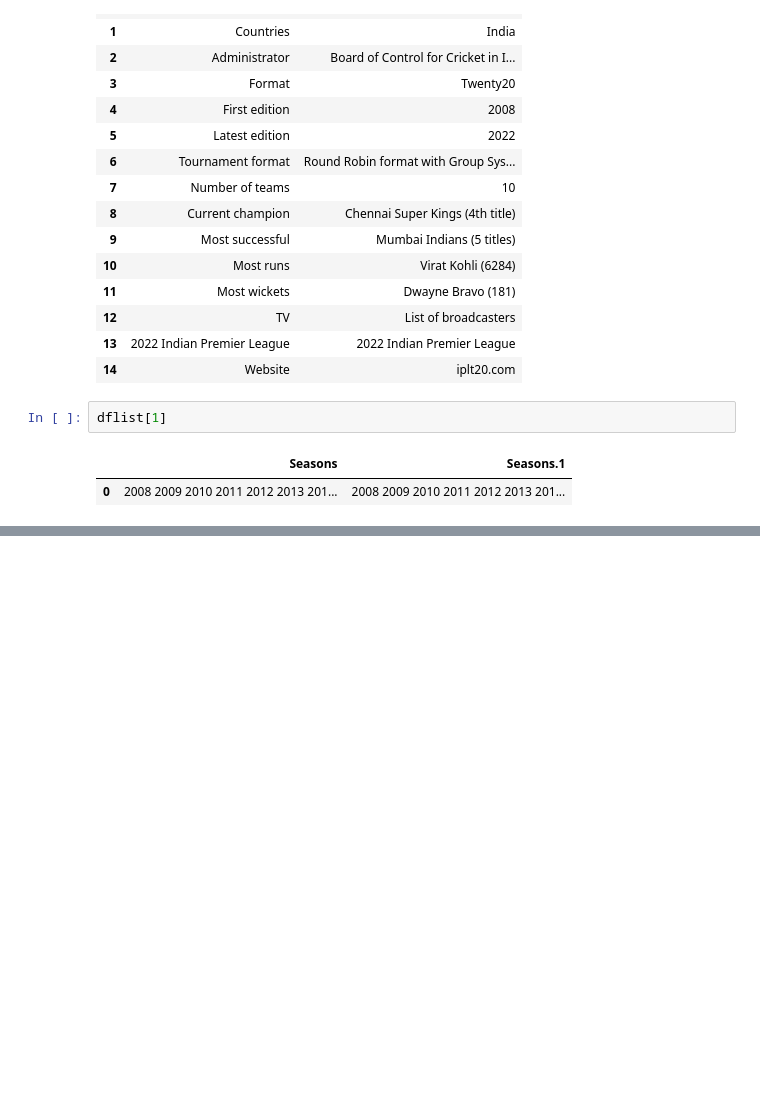
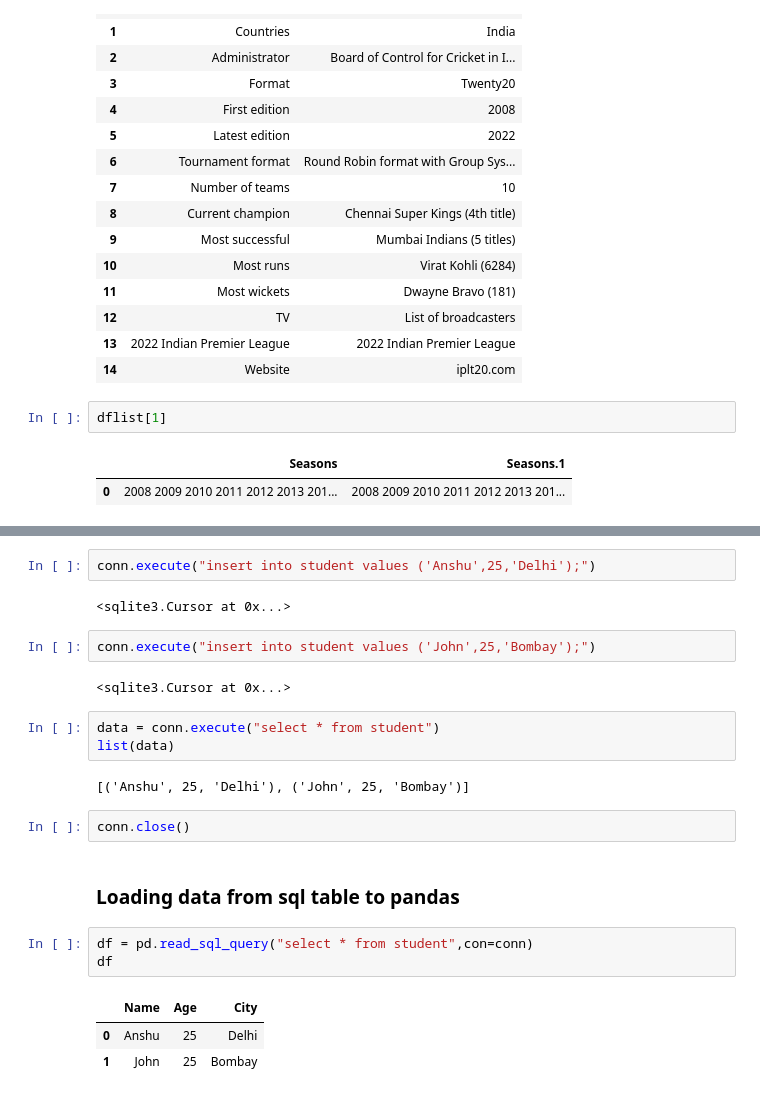
Before and after one commit to anshupandey/Machine_Learning_Training, a Jupyter notebook: Fujitsu/Batch2/02-05-2022-Data-import_export_with_pandas.ipynb, the cells around one changed output, grey strips where cells are left out. Drawn from its saved outputs; the diff is of its cells as text; blank space fills up the shorter version.

```diff
--- a/Fujitsu/Batch2/02-05-2022-Data-import_export_with_pandas.ipynb
+++ b/Fujitsu/Batch2/02-05-2022-Data-import_export_with_pandas.ipynb
@@ -193,0 +235,24 @@ dflist[5]
+# %%
+conn.execute("insert into student values ('Anshu',25,'Delhi');")
+# %% [output]
+<sqlite3.Cursor at 0x...>
+# %%
+conn.execute("insert into student values ('John',25,'Bombay');")
+# %% [output]
+<sqlite3.Cursor at 0x...>
+# %%
+data = conn.execute("select * from student")
+list(data)
+# %% [output]
+[('Anshu', 25, 'Delhi'), ('John', 25, 'Bombay')]
+# %%
+conn.close()
+# %% [markdown]
+### Loading data from sql table to pandas
+# %%
+df = pd.read_sql_query("select * from student",con=conn)
+df
+# %% [output]
+|  | Name | Age | City |
+| 0 | Anshu | 25 | Delhi |
+| 1 | John | 25 | Bombay |
```
Also changed, not shown: parts of 14 cells of this notebook.
